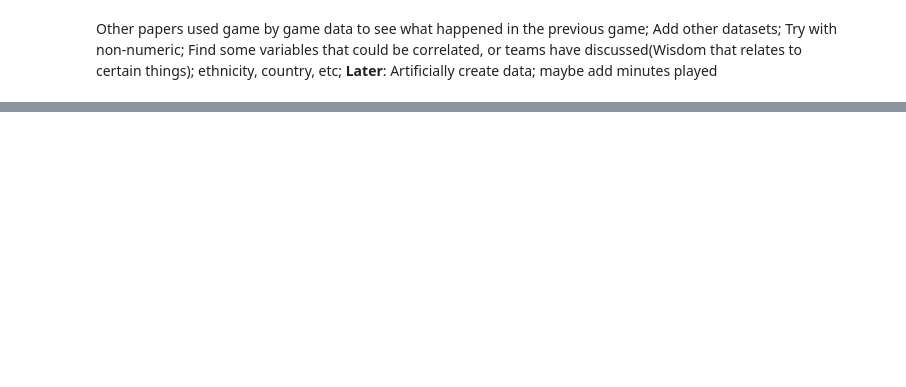
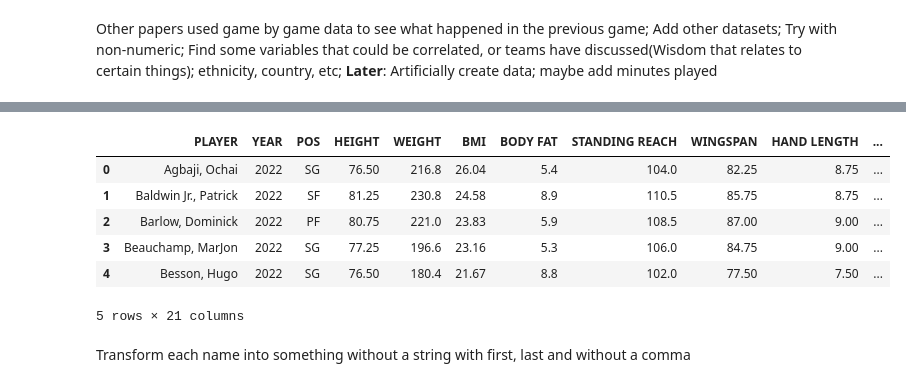
Before and after one commit to ab3131/NBAInjuryPredictor, a Jupyter notebook: NBAInjuryPredictor.ipynb, the cells around one changed output, grey strips where cells are left out. Saved outputs shown, nothing was run; the diff lists cells and outputs as text; code cells hidden in the pictures; blank space fills up the shorter version.

Commit message:
init combine stats

```diff
--- a/NBAInjuryPredictor.ipynb
+++ b/NBAInjuryPredictor.ipynb
@@ -1000,0 +1047,14 @@ ethnicity, country, etc;
+# %%
+combine_stats = pd.read_csv('Draft_Combine.csv')
+# %%
+combine_stats.head()
+# %% [output]
+|  | PLAYER | YEAR | POS | HEIGHT | WEIGHT | BMI | BODY FAT | STANDING REACH | WINGSPAN | HAND LENGTH | ... |
+| 0 | Agbaji, Ochai | 2022 | SG | 76.50 | 216.8 | 26.04 | 5.4 | 104.0 | 82.25 | 8.75 | ... |
+| 1 | Baldwin Jr., Patrick | 2022 | SF | 81.25 | 230.8 | 24.58 | 8.9 | 110.5 | 85.75 | 8.75 | ... |
+| 2 | Barlow, Dominick | 2022 | PF | 80.75 | 221.0 | 23.83 | 5.9 | 108.5 | 87.00 | 9.00 | ... |
+| 3 | Beauchamp, MarJon | 2022 | SG | 77.25 | 196.6 | 23.16 | 5.3 | 106.0 | 84.75 | 9.00 | ... |
+| 4 | Besson, Hugo | 2022 | SG | 76.50 | 180.4 | 21.67 | 8.8 | 102.0 | 77.50 | 7.50 | ... |
+5 rows × 21 columns
+# %% [markdown]
+Transform each name into something without a string with first, last and without a comma
```
Also changed, not shown: parts of 23 cells of this notebook.
